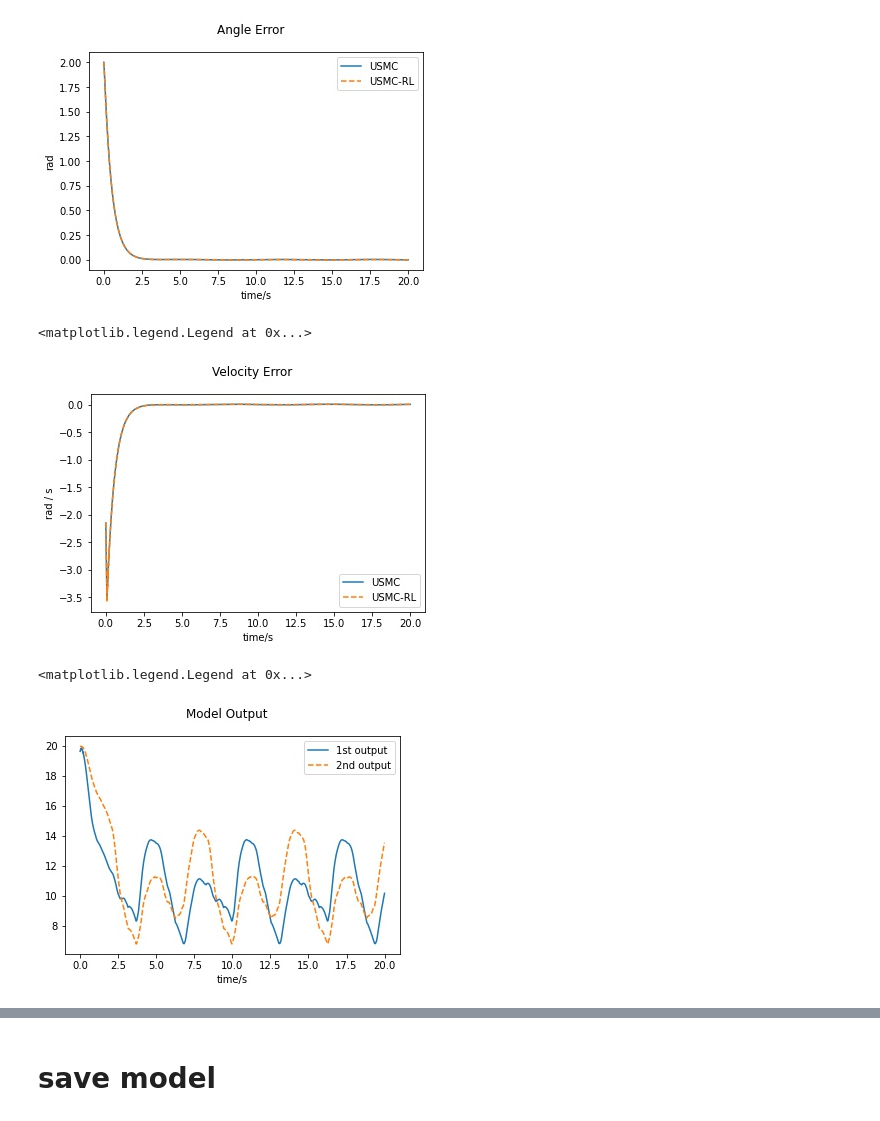
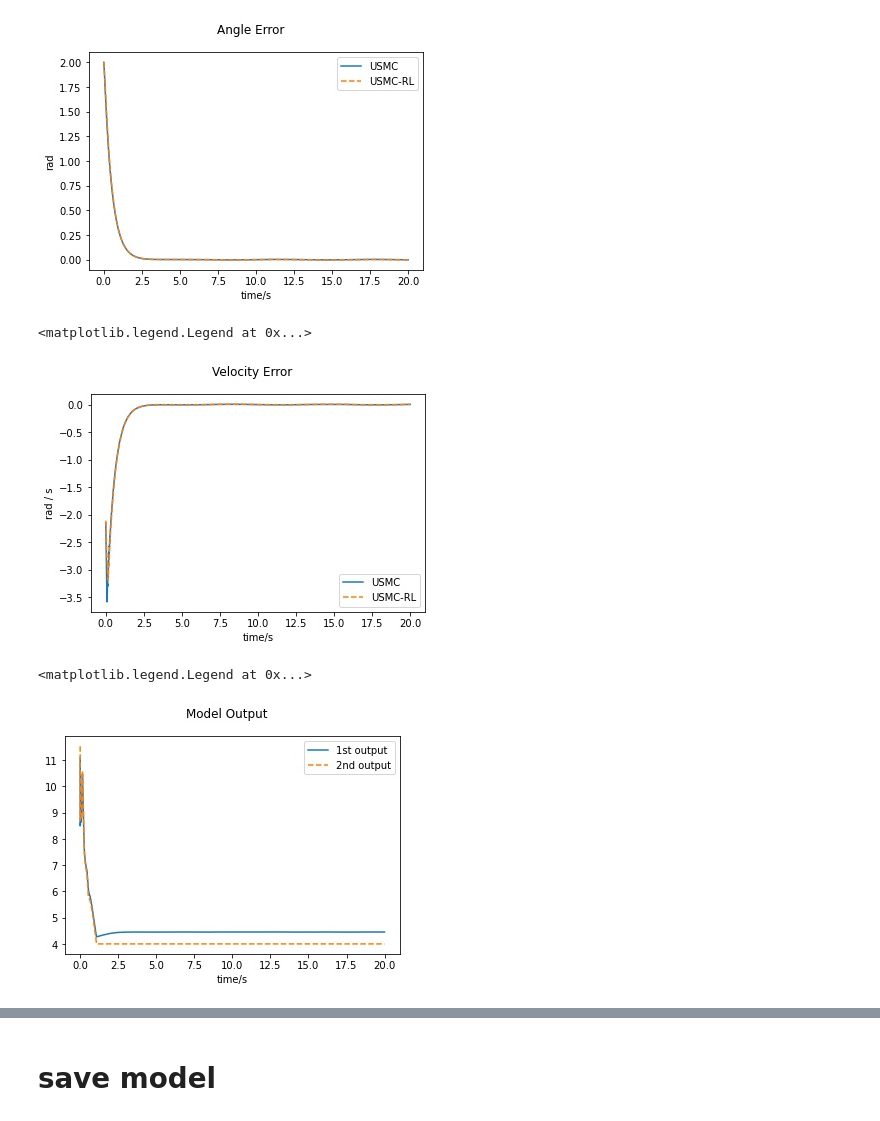
Before and after one commit to AndyRay1998/U-model-based-Adaptive-Sliding-Mode-Control-Using-a-Deep-Deterministic-Policy-Gradient, a Jupyter notebook: DDPG official-timevarying target 6-Copy14.ipynb, the cells around one changed output, grey strips where cells are left out. Drawn from its saved outputs; the diff is of its cells as text; code cells hidden in the pictures.

```diff
--- a/DDPG official-timevarying target 6-Copy14.ipynb
+++ b/DDPG official-timevarying target 6-Copy14.ipynb
@@ -507,17 +511,17 @@ for episode in range(1):
 
     # RL-SMC
     for step in range(4000):
-        noise = (np.random.random()-0.5) * 2 * 0.1
+        noise = (np.random.random()-0.5) * 2
         # env.render()
         # Target specification
-        target = np.array([2 * np.sin(step*env.dt), 2 * np.cos(step*env.dt), -2 * np.sin(step*env.dt)])
-        # target = np.array([0, 0, 0])
+        # target = np.array([2 * np.sin(step*env.dt), 2 * np.cos(step*env.dt), -2 * np.sin(step*env.dt)])
+        target = np.array([0, 0, 0])
 
 
         th_r.append(target[0])
         thdot_r.append(target[1])
 
-        state, reward, done, info, torque, s = env.step(agent.get_action(state, greedy=True), target, 0)
+        state, reward, done, info, torque, s = env.step(agent.get_action(state, greedy=True), target, noise)
 
         th_list.append(state[0])
         thdot_list.append(state[1])
@@ -539,6 +543,7 @@ for episode in range(1):
         )
     )
     '''
+    print(episode_reward)
 
 th_list2 = []
 thdot_list2 = []
@@ -556,16 +561,16 @@ for episode in range(1):
     # pure SMC
     for step in range(4000):
         # env.render()
-        noise = (np.random.random()-0.5) * 2 * 0.1
+        noise = (np.random.random()-0.5) * 2
 
         # Target specification
-        target = np.array([2 * np.sin(step*env.dt), 2 * np.cos(step*env.dt), -2 * np.sin(step*env.dt)])
-        # target = np.array([0, 0, 0])
+        # target = np.array([2 * np.sin(step*env.dt), 2 * np.cos(step*env.dt), -2 * np.sin(step*env.dt)])
+        target = np.array([0, 0, 0])
 
 
-        # state, reward, done, info, torque, s = env.step([100000000000, 6.05052635], target, 0)
+        state, reward, done, info, torque, s = env.step([100000000000, 6.05052635], target, noise)
         # state, reward, done, info, torque, s = env.step([20, 20], target, noise) # same cost with training
-        state, reward, done, info, torque, s = env.step([13.43, 20], target, noise) # cost = sum abs(s)
+        # state, reward, done, info, torque, s = env.step([13.43, 20], target, noise) # cost = sum abs(s)
 
 
         th_list2.append(state[0])
@@ -588,4 +593,5 @@ for episode in range(1):
 
     )
     '''
+    print(episode_reward)
 # %% [output]
@@ -653,19 +644,19 @@ plt.ylabel('rad / s')
 plt.legend()
 # %% [output]
 <matplotlib.legend.Legend at 0x...>
-[figure, old version]
+[figure, new version]
 # %%
-action_l1 = []
-action_l2 = []
+action_1 = []
+action_2 = []
 for i in range(len(action_l)):
-    action_l1.append(action_l[i][0].numpy())
-    action_l2.append(action_l[i][1].numpy())
+    action_1.append(action_l[i][0])
+    action_2.append(action_l[i][1])
 
 plt.suptitle('Model Output')
-plt.plot(time_list, action_l1, label="1st output")
-plt.plot(time_list, action_l2, label="2nd output", linestyle='dashed')
+plt.plot(time_list, action_1, label="1st output")
+plt.plot(time_list, action_2, label="2nd output", linestyle='dashed')
 plt.xlabel('time/s')
 plt.legend()
 # %% [output]
 <matplotlib.legend.Legend at 0x...>
-[figure, old version]
+[figure, new version]
```
Also changed, not shown: parts of 45 cells of this notebook.
